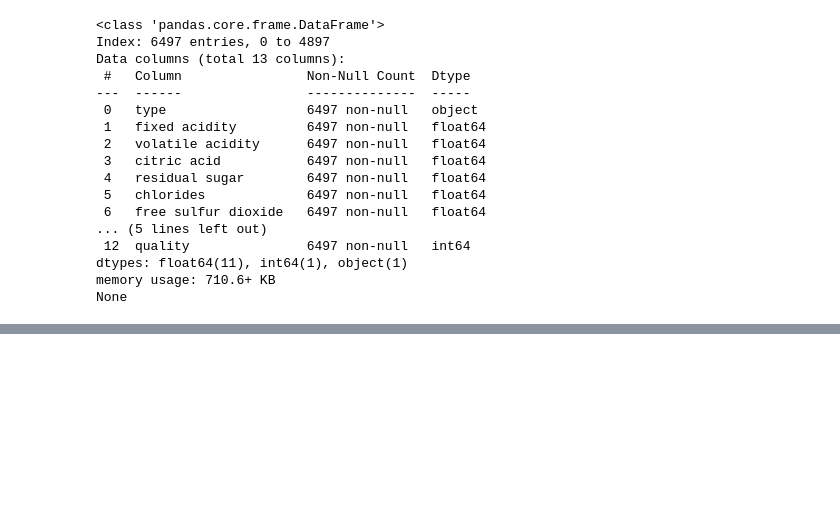
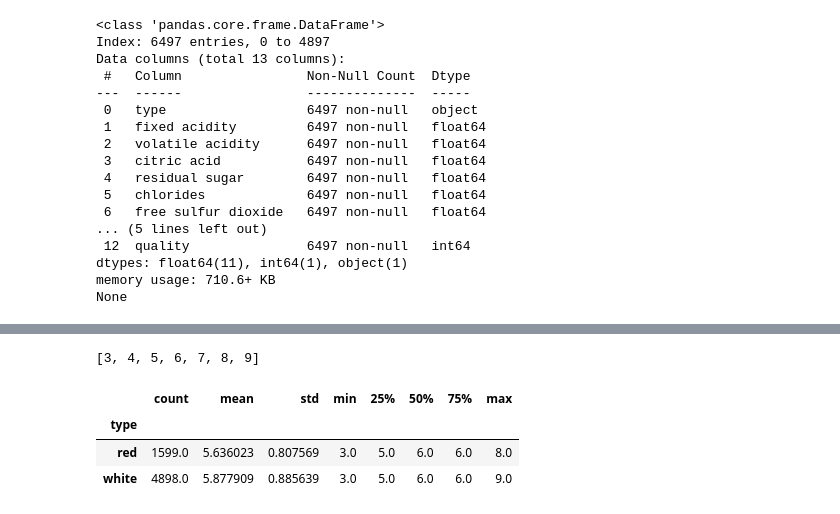
Before and after one commit to mimimioo/BigdataVisualization_analyze, a Jupyter notebook: 1-통계분석/test.ipynb, the cells around one changed output, grey strips where cells are left out. Saved outputs shown, nothing was run; the diff lists cells and outputs as text; code cells hidden in the pictures; blank space fills up the shorter version.

```diff
--- a/1-통계분석/test.ipynb
+++ b/1-통계분석/test.ipynb
@@ -207,0 +246,16 @@ None
+# %%
+# wine 의 품질의 유니크 함수 이용해서unique() , 중복 제거
+# sorted 함수 이용해서 정렬.
+sorted(wine.quality.unique())
+# %% [output]
+[3, 4, 5, 6, 7, 8, 9]
+# %%
+# 데이터 모델링
+# describe() 함수를 이용해서 그룹 비교해보기.
+# 레드, 화이트 두 그룹으로 나눠서 비교 해보기.
+wine.groupby("type")["quality"].describe()
+# %% [output]
+|  | count | mean | std | min | 25% | 50% | 75% | max |
+| type |  |  |  |  |  |  |  |  |
+| red | 1599.0 | 5.636023 | 0.807569 | 3.0 | 5.0 | 6.0 | 6.0 | 8.0 |
+| white | 4898.0 | 5.877909 | 0.885639 | 3.0 | 5.0 | 6.0 | 6.0 | 9.0 |
```
Also changed, not shown: parts of 7 cells of this notebook.
